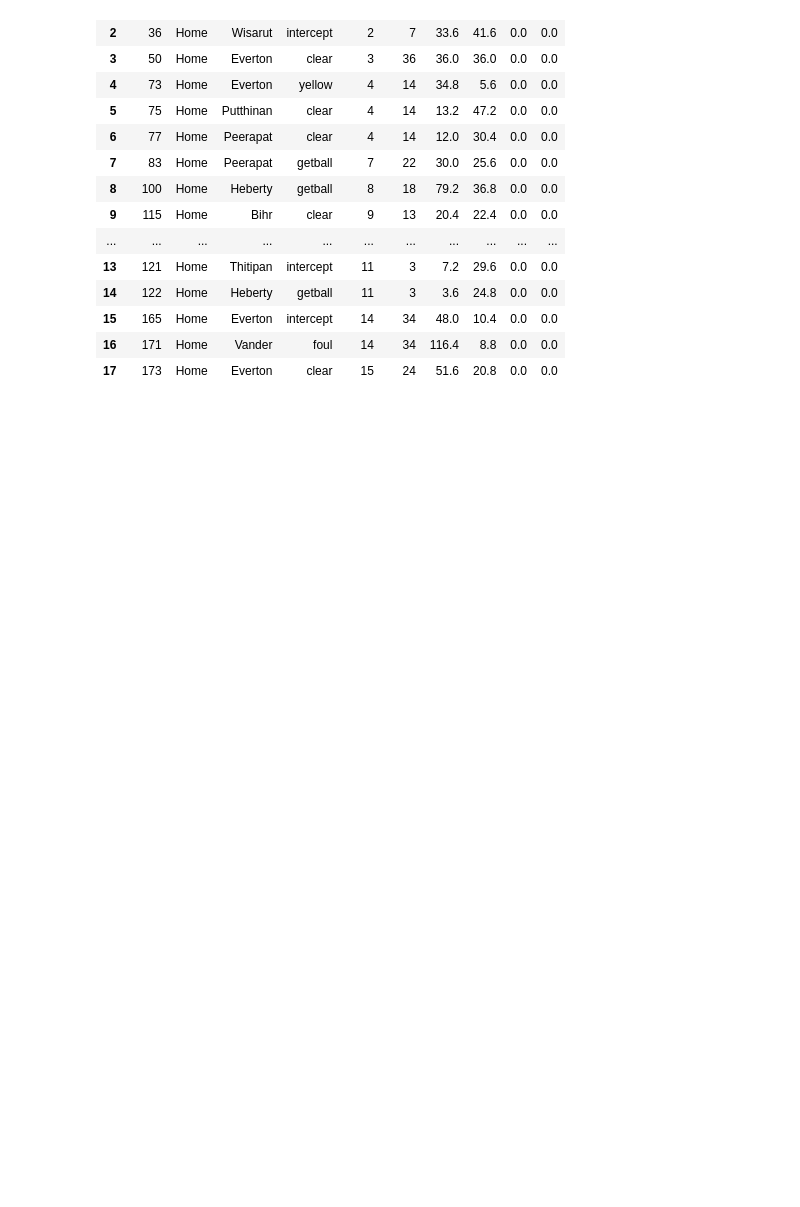
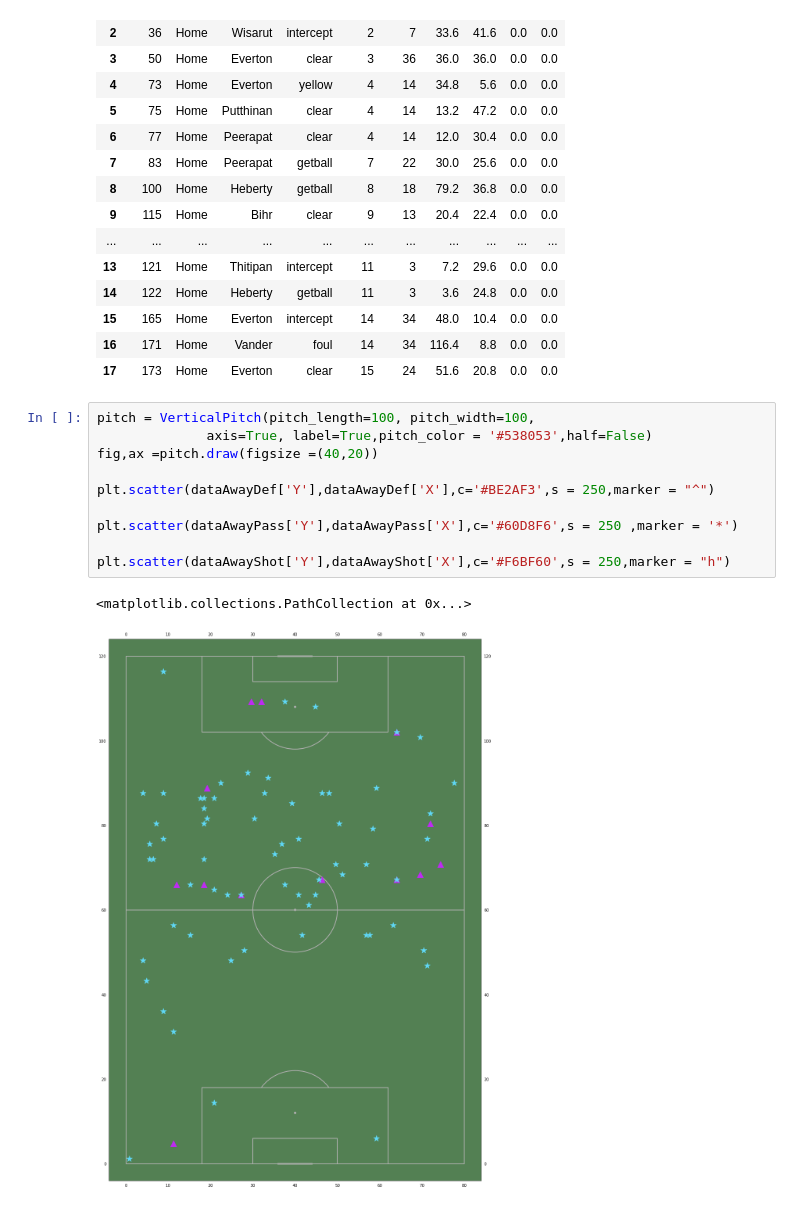
Before and after one commit to GookGai/Football_Thaileague_Analysis, a Jupyter notebook: Thaileague2021/match3/Untitled.ipynb, the cells around one changed output. Cells and saved outputs as stored; diff of their text form; blank space fills up the shorter version.

```diff
--- a/Thaileague2021/match3/Untitled.ipynb
+++ b/Thaileague2021/match3/Untitled.ipynb
@@ -150,3 +150,16 @@ dataHomeDef
 | 15 | 165 | Home | Everton | intercept | 14 | 34 | 48.0 | 10.4 | 0.0 | 0.0 |
 | 16 | 171 | Home | Vander | foul | 14 | 34 | 116.4 | 8.8 | 0.0 | 0.0 |
 | 17 | 173 | Home | Everton | clear | 15 | 24 | 51.6 | 20.8 | 0.0 | 0.0 |
+# %%
+pitch = VerticalPitch(pitch_length=100, pitch_width=100,
+              axis=True, label=True,pitch_color = '#538053',half=False)
+fig,ax =pitch.draw(figsize =(40,20))
+
+plt.scatter(dataAwayDef['Y'],dataAwayDef['X'],c='#BE2AF3',s = 250,marker = "^")
+
+plt.scatter(dataAwayPass['Y'],dataAwayPass['X'],c='#60D8F6',s = 250 ,marker = '*')
+
+plt.scatter(dataAwayShot['Y'],dataAwayShot['X'],c='#F6BF60',s = 250,marker = "h")
+# %% [output]
+<matplotlib.collections.PathCollection at 0x...>
+[figure, added]
```
Also changed, not shown: parts of 3 cells of this notebook.
